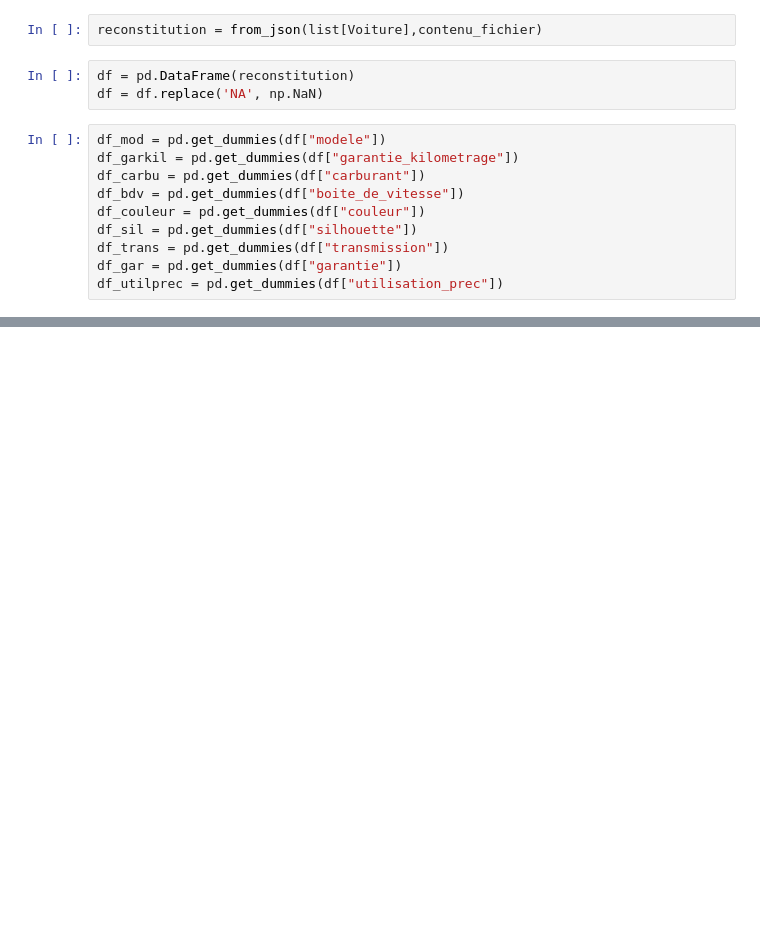
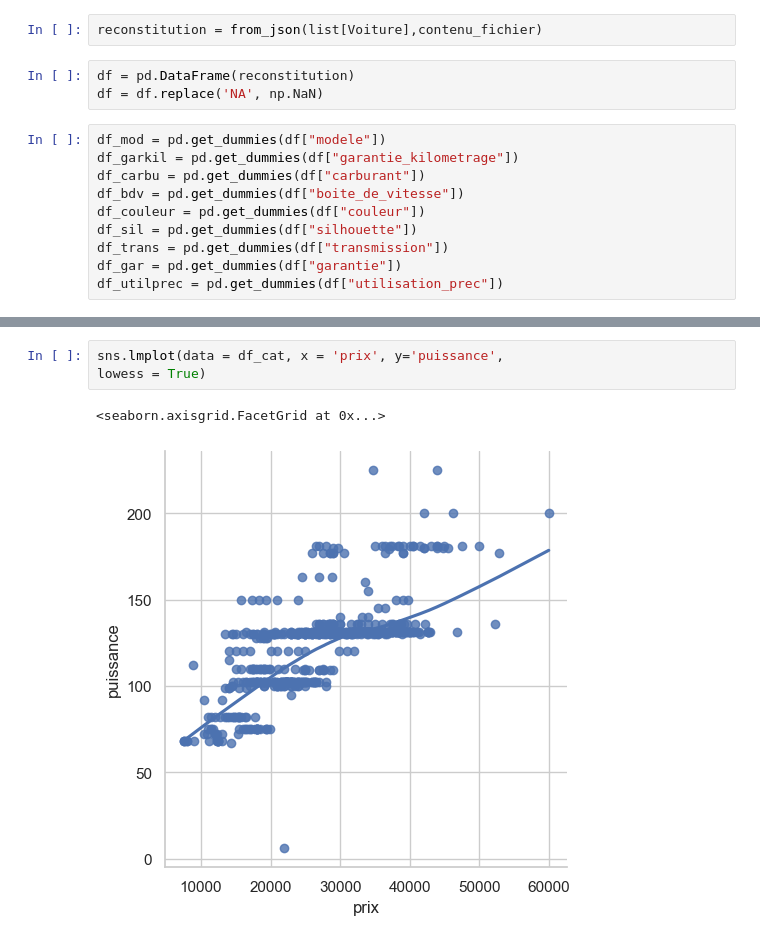
Before and after one commit to mathver/VERON_NEPVEUX_PROJECT, a Jupyter notebook: veron_nepveux_project/exploration.ipynb, the cells around one changed output, grey strips where cells are left out. Saved outputs shown, nothing was run; the diff lists cells and outputs as text; blank space fills up the shorter version.

```diff
--- a/veron_nepveux_project/exploration.ipynb
+++ b/veron_nepveux_project/exploration.ipynb
@@ -64,0 +57,6 @@ en_gs.best_params_, en_gs.best_score_
+# %%
+sns.lmplot(data = df_cat, x = 'prix', y='puissance',
+lowess = True)
+# %% [output]
+<seaborn.axisgrid.FacetGrid at 0x...>
+[figure, added]
```
Also changed, not shown: parts of 14 cells of this notebook, 1 other file.
